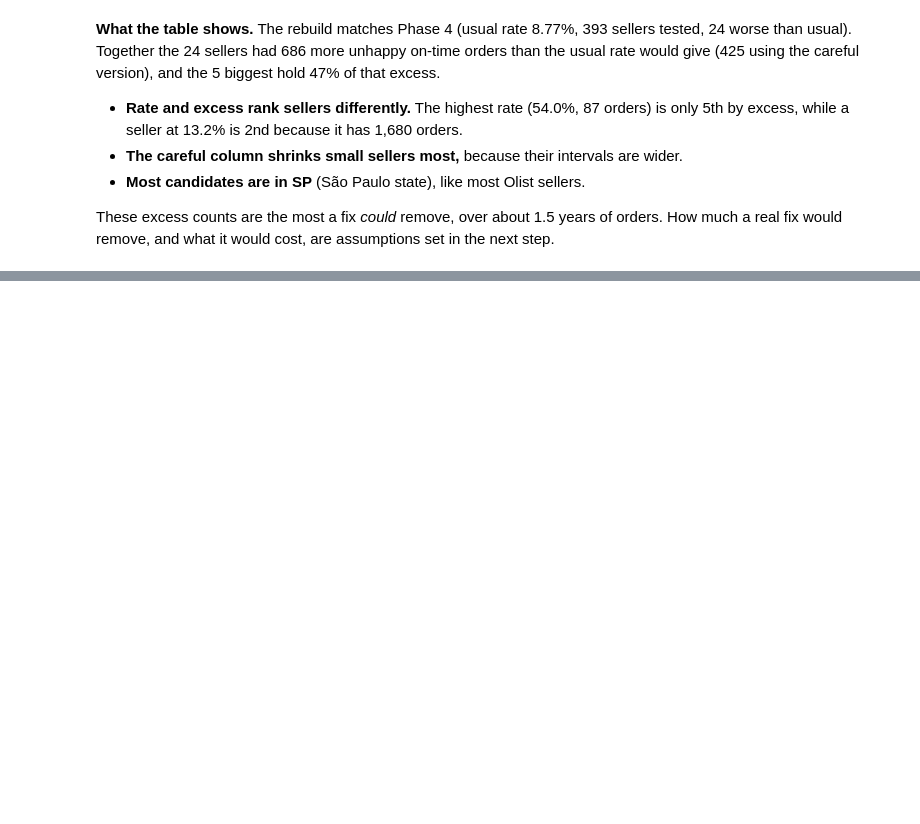
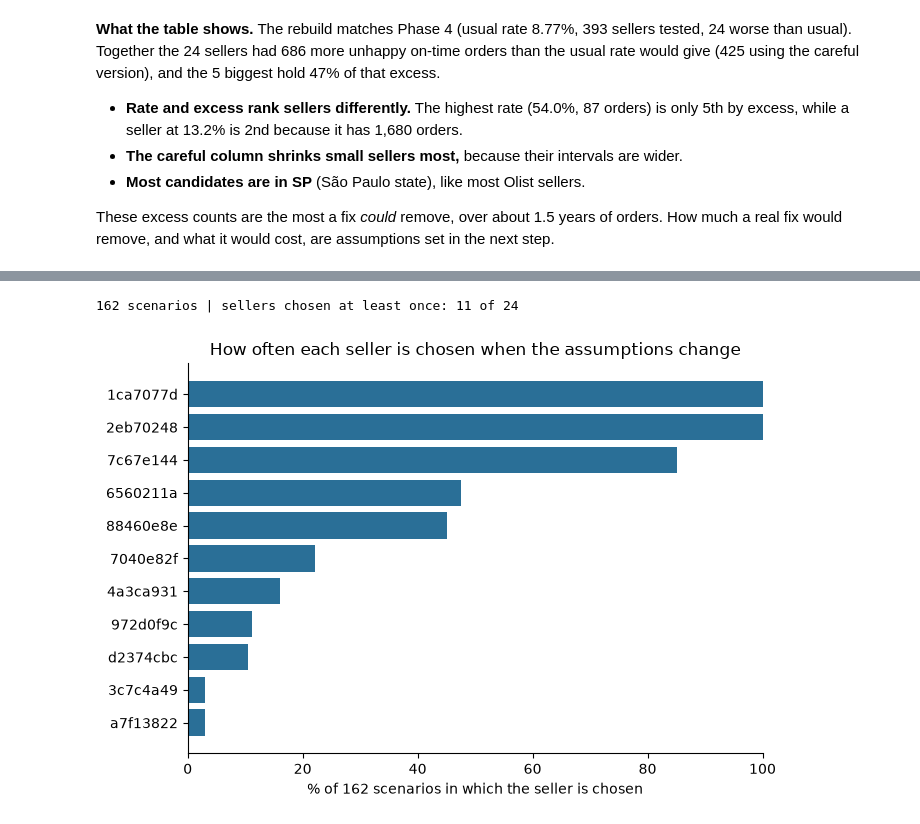
Before and after one commit to RishitheB0T/olist-customer-experience-analytics, a Jupyter notebook: notebooks/03_seller_prioritisation.ipynb, the cells around one changed output, grey strips where cells are left out. Saved outputs shown, nothing was run; the diff lists cells and outputs as text; code cells hidden in the pictures; blank space fills up the shorter version.

Commit message:
feat(optimisation): assumptions, budget model, rule comparison, sensitivity and ranked shortlist

```diff
--- a/notebooks/03_seller_prioritisation.ipynb
+++ b/notebooks/03_seller_prioritisation.ipynb
@@ -159,0 +224,18 @@ real fix would remove, and what it would cost, are assumptions set in the next s
+# %%
+import pulp
+
+def choose(df: pd.DataFrame, budget=BUDGET, max_sellers=MAX_SELLERS) -> list:
+    """Return the sellers that avoid the most unhappy orders within the budget and team size."""
+    model = pulp.LpProblem("pilot", pulp.LpMaximize)
+    pick = {s: model.add_variable(f"pick_{s}", cat="Binary") for s in df.index}
+    model += pulp.lpSum(df.at[s, "benefit"] * pick[s] for s in df.index)        # goal
+    model += pulp.lpSum(df.at[s, "cost"] * pick[s] for s in df.index) <= budget  # money limit
+    model += pulp.lpSum(pick.values()) <= max_sellers                           # team limit
+    result = model.solve(pulp.HiGHS(msg=False))
+    assert result.status.name == "Optimal", result.status.name
+    return [s for s in df.index if pick[s].value() > 0.5]
+
+chosen = choose(cb)
+print(f"chosen {len(chosen)} sellers | cost {cb.loc[chosen, 'cost'].sum():,.0f} of {BUDGET:,} | "
+      f"expected unhappy orders avoided {cb.loc[chosen, 'benefit'].sum():.1f}")
+cb.loc[chosen, ["state", "orders", "rate_pct", "excess", "cost", "benefit"]].round(1)
@@ -159,0 +296,29 @@ real fix would remove, and what it would cost, are assumptions set in the next s
+# %%
+import itertools
+
+grid = {"fixed": [500, 1_000, 2_000], "per_order": [2, 5, 10],
+        "basis": ["excess", "excess_careful"], "budget": [6_000, 8_000, 10_000], "max_sellers": [4, 6, 8]}
+runs = []
+for fixed, per_order, basis, budget, max_sellers in itertools.product(*grid.values()):
+    df = add_cost_benefit(cand.set_index("seller"), fixed=fixed, per_order=per_order, basis=basis)
+    runs.append(choose(df, budget=budget, max_sellers=max_sellers))
+
+n_runs = len(runs)
+pick_share = pd.Series({s: sum(s in r for r in runs) / n_runs for s in cb.index}, name="chosen_share")
+print(f"{n_runs} scenarios | sellers chosen at least once: {(pick_share > 0).sum()} of {len(cb)}")
+# %% [output]
+162 scenarios | sellers chosen at least once: 11 of 24
+# %%
+import matplotlib.pyplot as plt
+
+shown = pick_share[pick_share > 0].sort_values()
+fig, ax = plt.subplots(figsize=(7, 0.35 * len(shown) + 1))
+ax.barh(shown.index, 100 * shown.values, color="#2a6f97")
+ax.set_xlabel(f"% of {n_runs} scenarios in which the seller is chosen")
+ax.set_title("How often each seller is chosen when the assumptions change")
+ax.set_xlim(0, 100)
+ax.spines[["top", "right"]].set_visible(False)
+plt.tight_layout()
+plt.show()
+# %% [output]
+[figure, added]
```
Also changed, not shown: parts of 16 cells of this notebook, 1 other file.
